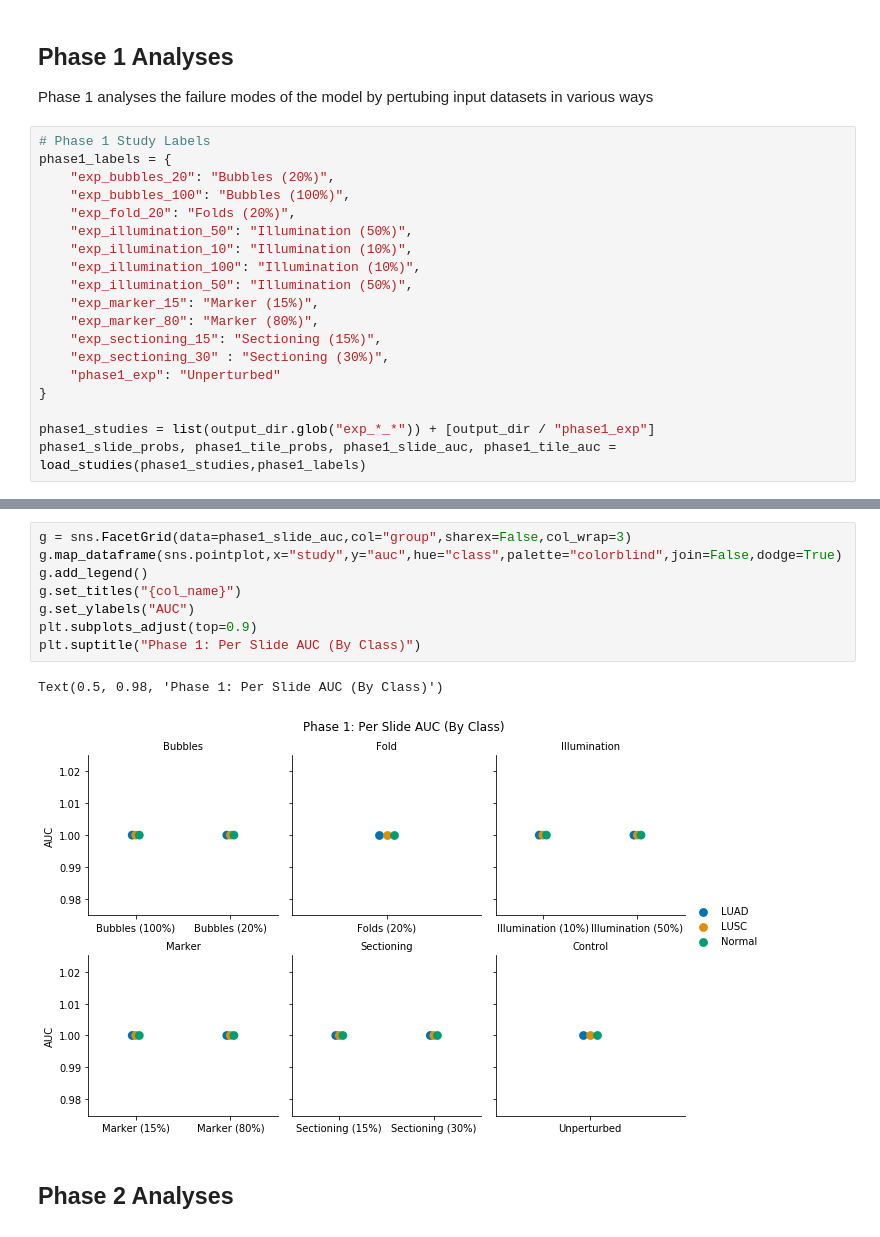
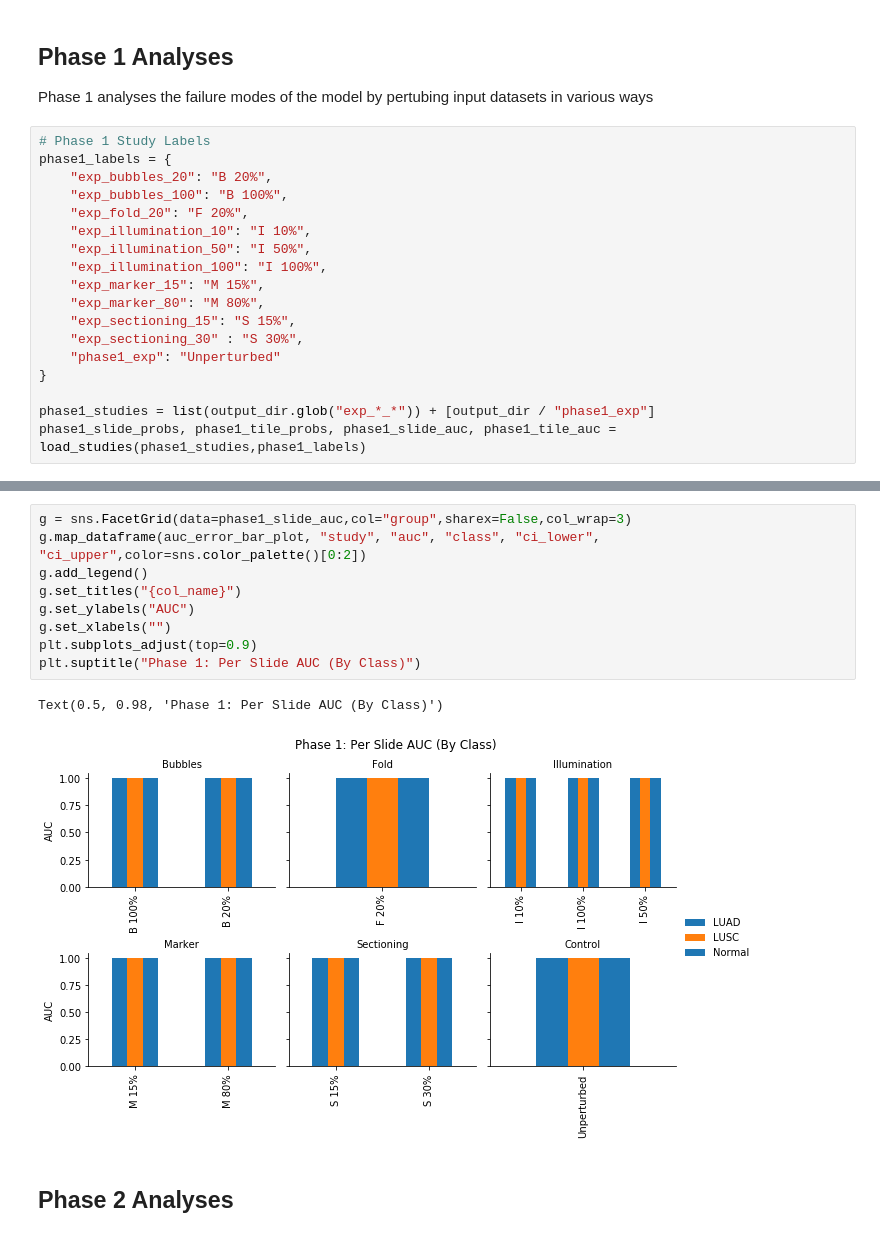
Before and after one commit to Systems-Imaging-Bioinformatics-Lab/histopath_failure_modes, a Jupyter notebook: Results.ipynb, the cells around one changed output, grey strips where cells are left out. Cells and saved outputs as stored; diff of their text form.

```diff
--- a/Results.ipynb
+++ b/Results.ipynb
@@ -51,17 +71,16 @@ Phase 1 analyses the failure modes of the model by pertubing input datasets in v
 # %%
 # Phase 1 Study Labels
 phase1_labels = {
-    "exp_bubbles_20": "Bubbles (20%)",
-    "exp_bubbles_100": "Bubbles (100%)",
-    "exp_fold_20": "Folds (20%)",
-    "exp_illumination_50": "Illumination (50%)",
-    "exp_illumination_10": "Illumination (10%)",
-    "exp_illumination_100": "Illumination (10%)",
-    "exp_illumination_50": "Illumination (50%)",
-    "exp_marker_15": "Marker (15%)",
-    "exp_marker_80": "Marker (80%)",
-    "exp_sectioning_15": "Sectioning (15%)",
-    "exp_sectioning_30" : "Sectioning (30%)",
+    "exp_bubbles_20": "B 20%",
+    "exp_bubbles_100": "B 100%",
+    "exp_fold_20": "F 20%",
+    "exp_illumination_10": "I 10%",
+    "exp_illumination_50": "I 50%",
+    "exp_illumination_100": "I 100%",
+    "exp_marker_15": "M 15%",
+    "exp_marker_80": "M 80%",
+    "exp_sectioning_15": "S 15%",
+    "exp_sectioning_30" : "S 30%",
     "phase1_exp": "Unperturbed"
 }
 
@@ -114,14 +134,15 @@ Text(0.5, 0.98, 'Phase 1: Per Tile AUC (By Class)')
 # %%
 g = sns.FacetGrid(data=phase1_slide_auc,col="group",sharex=False,col_wrap=3)
-g.map_dataframe(sns.pointplot,x="study",y="auc",hue="class",palette="colorblind",join=False,dodge=True)
+g.map_dataframe(auc_error_bar_plot, "study", "auc", "class", "ci_lower", "ci_upper",color=sns.color_palette()[0:2])
 g.add_legend()
 g.set_titles("{col_name}")
 g.set_ylabels("AUC")
+g.set_xlabels("")
 plt.subplots_adjust(top=0.9)
 plt.suptitle("Phase 1: Per Slide AUC (By Class)")
 # %% [output]
 Text(0.5, 0.98, 'Phase 1: Per Slide AUC (By Class)')
-[figure, old version]
+[figure, new version]
 # %% [markdown]
 ## Phase 2 Analyses
 # %%
```
Also changed, not shown: parts of 11 cells of this notebook.
